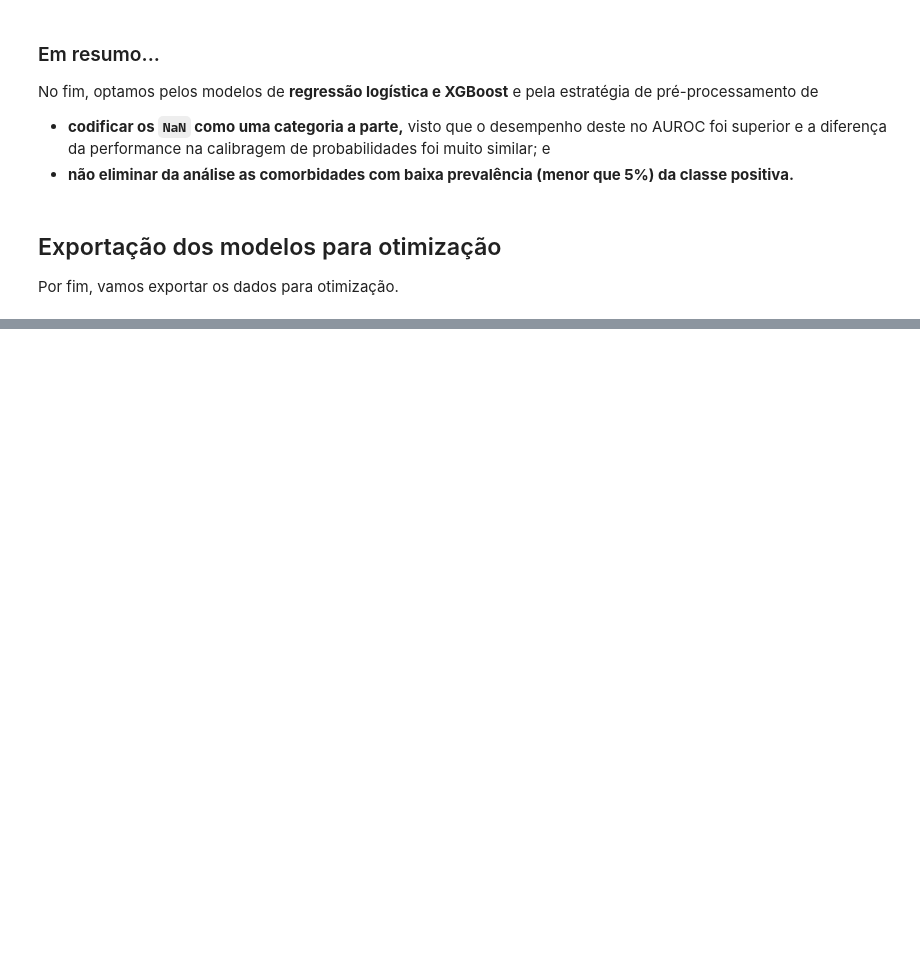
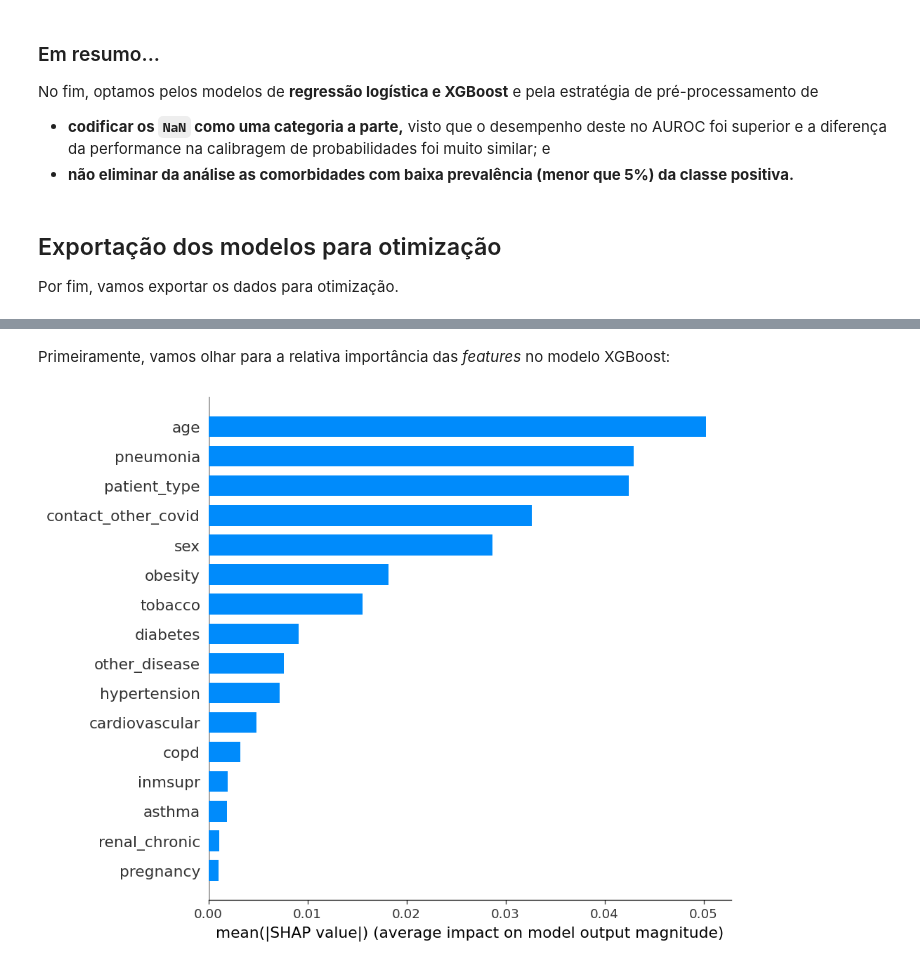
Before and after one commit to flimao/modelos-covid, a Jupyter notebook: notebooks_exploration/3-modelagem.ipynb, the cells around one changed output, grey strips where cells are left out. Drawn from its saved outputs; the diff is of its cells as text; code cells hidden in the pictures; blank space fills up the shorter version.

Commit message:
Iniciar análise de importância das features
W.I.P. #3

```diff
--- a/notebooks_exploration/3-modelagem.ipynb
+++ b/notebooks_exploration/3-modelagem.ipynb
@@ -606,0 +611,34 @@ model_export['base'] = bases[preproc]
+# %%
+X_train, X_test, y_train, y_test = model_export['train_test_split']
+# %% [markdown]
+Primeiramente, vamos olhar para a relativa importância das *features* no modelo XGBoost:
+# %%
+import shap
+
+modelo = model_export['modelo']['xgboost']
+
+def model_predict(data_asarray, estimator, X):
+    data_asframe = pd.DataFrame(data_asarray, columns = X.columns)
+    return estimator.predict_proba(data_asframe)
+
+def convert_numeric(X):
+    for c in X:
+        X[c] = X[c].astype(float)
+
+    return X
+
+downsample = 100
+
+X_train_downsampled = convert_numeric(X_train.sample(downsample))
+X_test_downsampled = convert_numeric(X_test.sample(downsample))
+
+explainer = shap.KernelExplainer(
+    lambda data: model_predict(data, estimator = modelo, X = X_train_downsampled),
+    X_train_downsampled
+)
+shap_values = explainer.shap_values(X_test_downsampled)
+#shap_obj = explainer(X_test_downsampled)
+# %%
+shap.summary_plot(shap_values[1], X_train_downsampled, plot_type = 'bar')
+# %% [output]
+[figure, added]
```
Also changed, not shown: parts of 12 cells of this notebook.
